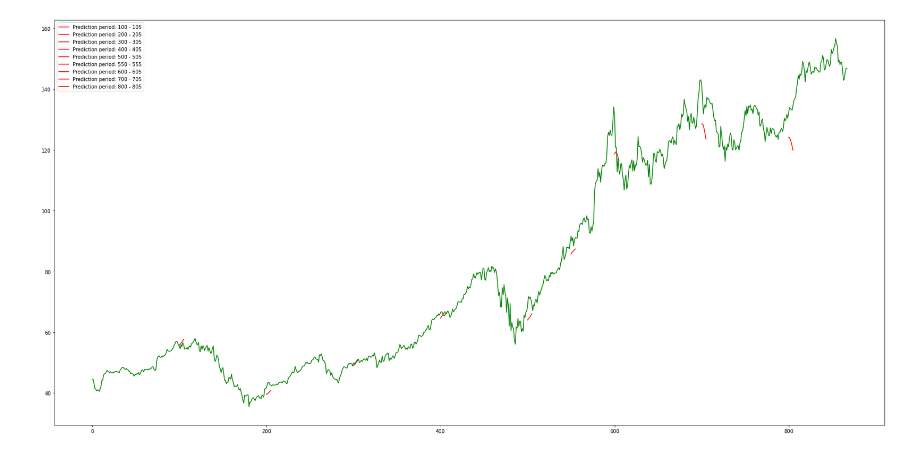
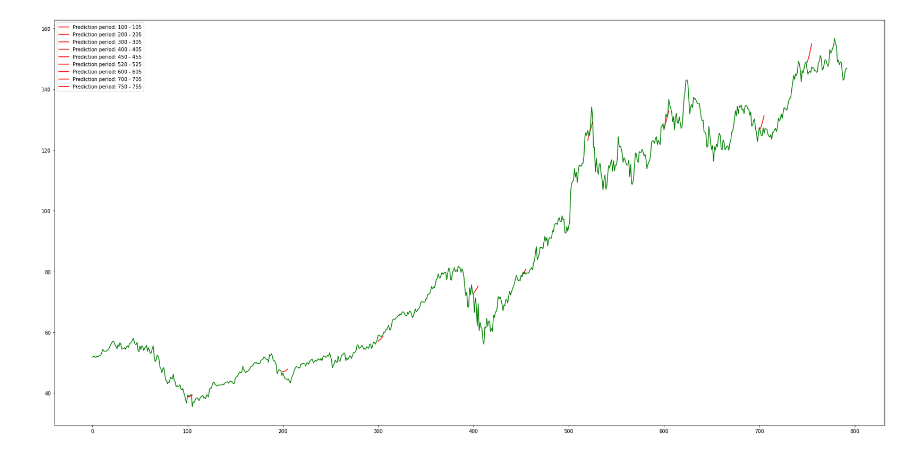
Before and after one commit to KonstantinQuant/forecasting-closing-lstm, a Jupyter notebook: project1.ipynb, the cells around one changed output. Cells and saved outputs as stored; diff of their text form; code cells hidden in the pictures.

```diff
--- a/project1.ipynb
+++ b/project1.ipynb
@@ -13,13 +21,10 @@ from keras.layers import Dropout
 # %%
 aapl = pd.read_csv('/Users/konstantinkuchenmeister/Downloads/aapl.csv')
 #apple = aapl.iloc[:, 4:5].values
-apple = aapl.iloc[4500:, 4:5].values
-
-# We are cutting away the first 4500 values, since this this time frame featured an insubtantial
-# first and second moments. Empirically, I found that this holds the model back from modelling the
-# steep increase throughout the last 3500 days.
-plt.plot(aapl.iloc[4500:, 4:5].values, label="Considered data")
+apple = aapl.iloc[5000:, 4:5].values
+plt.figure(figsize=(40,10))
+plt.plot(aapl.iloc[5000:, 4:5].values, label="Considered data")
 plt.plot(aapl.iloc[:, 4:5].values, label="Original data")
-plt.legend(loc='best')
+plt.legend(loc="best", prop={'size': 30})
 plt.show()
 # %% [output]
@@ -33,9 +94,17 @@ def scaleData(series):
 # %%
-def splitData(series, splitPercent):
+def splitData(series, splitPercent=0.8):
+    """
+    splitData splits time series data into two partition dataset
+
+    :param series: a series of numerical values to be split
+    :param splitPercent: optional, the size of the test data compared to the total data in length, is 0.8 by default
+                         the size of the test dataset is floored through integer casting
+    :return: returns the train and test dataset
+    """
     rowCount = len(series)
-    trainSize = int(rowCount * splitPercent)
-    train = series[:trainSize]
-    test = series[trainSize:]
+    trainSize = int(rowCount * splitPercent) # The trainsize is the floored length(data) * the split%
+    train = series[:trainSize] # The training dataset is all data until the trainSize
+    test = series[trainSize:] # The test dataset is all data from the trainSize
     print("Data was successfully split from " + str(rowCount) + " into ", end='')
     print("Train: " + str(len(train)), end=' ')
     print("Test: " + str(len(test)))
@@ -72,6 +181,13 @@ def lstmModel(tFeatures, tLabels, epochs, batchCount):
 # %%
 def invertScale(forecasts, series):
+    """
+    invertScale is the inverse to splitData and reversing the scaling applied to a time series.
+
+    :param forecasts: a series of scaled numerical prediction values to be reversed to original scale
+    :param series: the actual series before it has been scaled
+    :return: returns the inversely scaled series
+    """
     scaler = MinMaxScaler(feature_range=(0, 1))
-    scale = scaler.fit(series)
-    forecasts_scaled = scale.inverse_transform(forecasts)
+    scale = scaler.fit(series) # Fitting the scaler to the original data, to retrieve the original scale
+    forecasts_scaled = scale.inverse_transform(forecasts) # Inversing the scaling
     return forecasts_scaled
@@ -148,7 +284,7 @@ def makeMultiMultiStepPrediction(timePoints, forecastLength):
 
             tmp = tmp+1
         else:
-            print("Timepoint %d is invalid", val)
+            print("Timepoint %d is invalid" % (val))
 
     return returnArr
 
@@ -159,7 +295,7 @@ def visualizeMultiMultiStepPrediction(results):
         upper = results[index, 0, results.shape[2]-1]
         label_ = ("Prediction period: %d - %d" % (lower, upper))
         plt.plot(results[index, 0, :], results[index, 1, :], label = label_, color = "red")
-        plt.legend(loc="best")
+        plt.legend(loc="best", prop={'size': 30})
     trueData = pd.read_csv('/Users/konstantinkuchenmeister/Downloads/aapl.csv').iloc[-len(test):, 4:5].values
     plt.plot(trueData, color="green")
     plt.legend(loc="best")
@@ -277,5 +417,5 @@ visualizePerformance(history)
 # %%
-res = makeMultiMultiStepPrediction([100, 200, 300, 400, 500, 550, 600, 700, 800],6)
+res = makeMultiMultiStepPrediction([100, 200, 300, 400, 450, 520, 600, 700, 750],6)
 visualizeMultiMultiStepPrediction(res)
 # %% [output]
-[figure, old version]
+[figure, new version]
```
Also changed, not shown: parts of 25 cells of this notebook.
